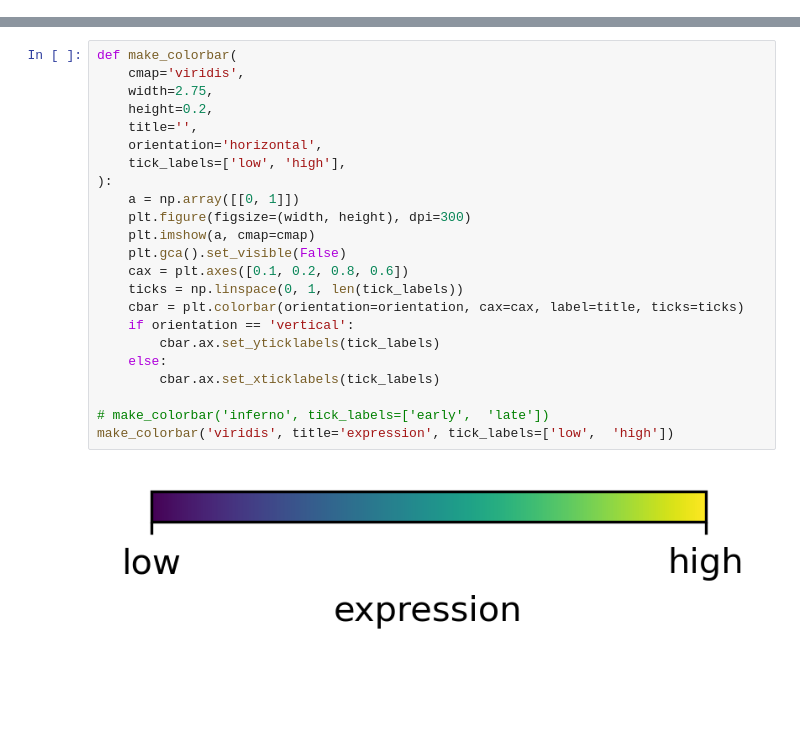
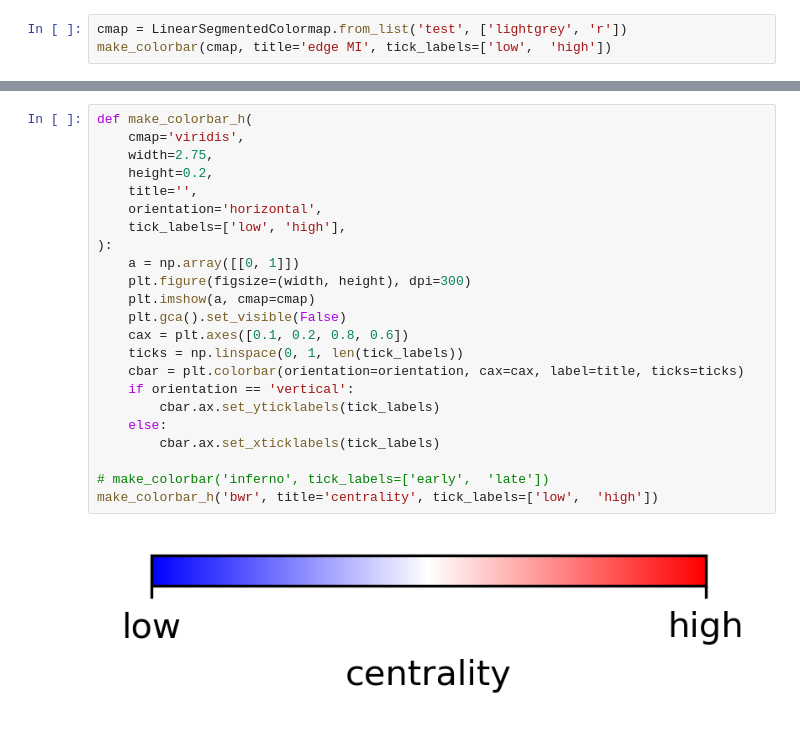
Before and after one commit to CooperStansbury/hematokytos, a Jupyter notebook: notebooks/make_colorbar.ipynb, the cells around one changed output, grey strips where cells are left out. Cells and saved outputs as stored; diff of their text form; blank space fills up the shorter version.

```diff
--- a/notebooks/make_colorbar.ipynb
+++ b/notebooks/make_colorbar.ipynb
@@ -28,0 +34,3 @@ make_colorbar('viridis', tick_labels=['low',  'high'])
+# %%
+cmap = LinearSegmentedColormap.from_list('test', ['lightgrey', 'r'])
+make_colorbar(cmap, title='edge MI', tick_labels=['low',  'high'])
@@ -29,25 +39,25 @@ make_colorbar('viridis', tick_labels=['low',  'high'])
 # %%
-def make_colorbar(
+def make_colorbar_h(
     cmap='viridis',
     width=2.75,
     height=0.2,
     title='',
     orientation='horizontal',
     tick_labels=['low', 'high'],
 ):
     a = np.array([[0, 1]])
     plt.figure(figsize=(width, height), dpi=300)
     plt.imshow(a, cmap=cmap)
     plt.gca().set_visible(False)
     cax = plt.axes([0.1, 0.2, 0.8, 0.6])
     ticks = np.linspace(0, 1, len(tick_labels))
     cbar = plt.colorbar(orientation=orientation, cax=cax, label=title, ticks=ticks)
     if orientation == 'vertical':
         cbar.ax.set_yticklabels(tick_labels)
     else:
         cbar.ax.set_xticklabels(tick_labels)
 
 # make_colorbar('inferno', tick_labels=['early',  'late'])
-make_colorbar('viridis', title='expression', tick_labels=['low',  'high'])
+make_colorbar_h('bwr', title='centrality', tick_labels=['low',  'high'])
 # %% [output]
-[figure, old version]
+[figure, new version]
```
Also changed, not shown: parts of 5 cells of this notebook, 13 other files.
